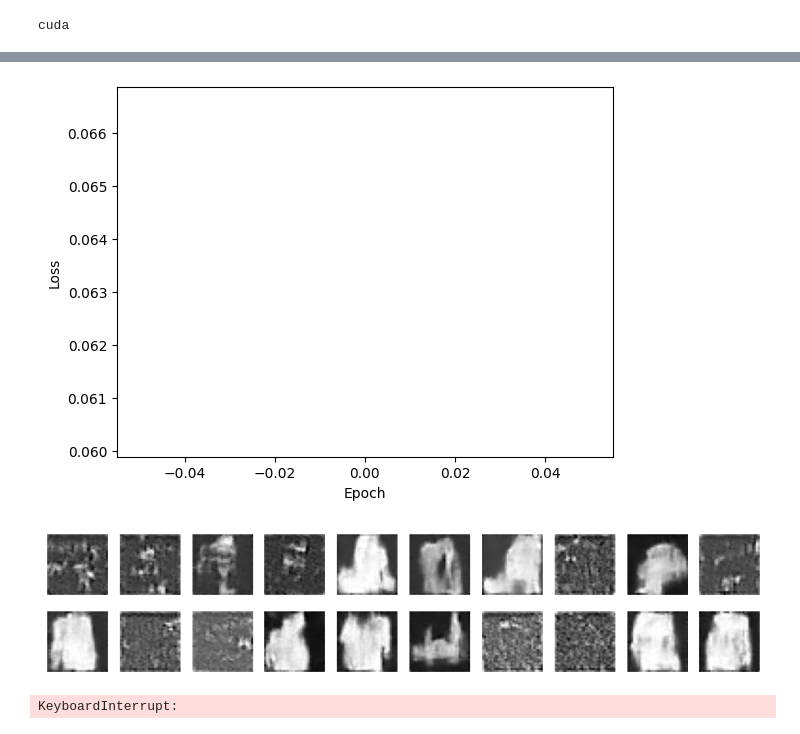
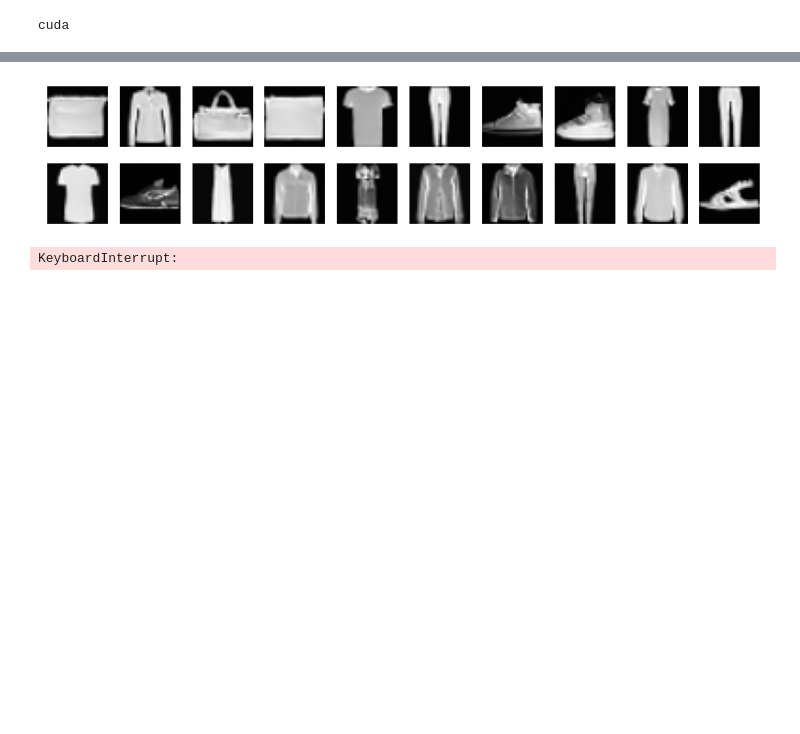
Before and after one commit to HiroKamata/algo_seminar, a Jupyter notebook: Seminar3.ipynb, the cells around one changed output, grey strips where cells are left out. Cells and saved outputs as stored; diff of their text form; code cells hidden in the pictures; blank space fills up the shorter version.

```diff
--- a/Seminar3.ipynb
+++ b/Seminar3.ipynb
@@ -23,7 +1,6 @@ Requirement already satisfied: certifi>=2017.4.17 in /usr/local/lib/python3.10/d
 # %%
 from torchvision import datasets, transforms
 from torch.utils.data import DataLoader
-import random
 import matplotlib.pyplot as plt
 from diffusers import UNet2DConditionModel, DDPMScheduler
 from transformers import CLIPTextModel, CLIPTokenizer
@@ -32,6 +9,7 @@ import torch.nn.functional as F
 from torch.optim import AdamW
 from tqdm import tqdm
 import matplotlib.pyplot as plt
+import os
 
 # Hyperparameters
 img_size = 32
@@ -71,8 +49,8 @@ def prepare_dataset_with_labels(batch_size):
 def show_images(images, rows=2, cols=10):
     fig = plt.figure(figsize=(cols, rows))
     i = 0
-    for r in range(rows):
-        for c in range(cols):
+    for _ in range(rows):
+        for _ in range(cols):
             fig.add_subplot(rows, cols, i + 1)
             plt.imshow(images[i].cpu().numpy().squeeze(), cmap='gray')
             plt.axis('off')
@@ -81,9 +59,18 @@ def show_images(images, rows=2, cols=10):
 
 def diffusion_process(scheduler, model, text_embeddings):
     samples = torch.randn((20, 1, img_size, img_size), device=device)
-    for i, t in tqdm(enumerate(scheduler.timesteps)):
+    for _, t in tqdm(enumerate(scheduler.timesteps)):
         samples = scheduler.step(model(samples, t, encoder_hidden_states=text_embeddings).sample, t, samples).prev_sample
     return samples
+
+def load_checkpoint(checkpoint_path, model, optimizer):
+    checkpoint = torch.load(checkpoint_path, map_location=device)
+    model.load_state_dict(checkpoint['model_state_dict'])
+    optimizer.load_state_dict(checkpoint['optimizer_state_dict'])
+    epoch = checkpoint['epoch']
+    loss = checkpoint['loss']
+    print(f"Checkpoint loaded: Epoch {epoch}, Loss: {loss}")
+    return epoch, loss
 
 # Select device
 if torch.cuda.is_available():
@@ -117,24 +104,17 @@ text_encoder = CLIPTextModel.from_pretrained("openai/clip-vit-base-patch32").to(
 # Optimizer
 optimizer = AdamW(model.parameters(), lr=lr)
 
-# Define prompt generation function
-def generate_prompts(label):
-    return [
-        f"This is a {label}",
-        f"A {label} is shown here",
-        f"Picture of a {label}",
-        f"An example of a {label}",
-        f"Visual representation of a {label}",
-        f"Here is a {label}",
-        f"Generated image of a {label}",
-        f"This looks like a {label}",
-        f"Digital version of a {label}",
-        f"A drawing of a {label}",
-    ]
+# Checkpoint path
+checkpoint_path = "data/FashionMNIST/checkpoint_epoch_274.pth"  # 例: 10エポック目のチェックポイント
+
+# Load checkpoint if exists
+start_epoch = 0
+if os.path.exists(checkpoint_path):
+    start_epoch, _ = load_checkpoint(checkpoint_path, model, optimizer)
 
 # Training loop
 losses = []
-for epoch in range(epochs):
+for epoch in range(start_epoch, epochs):
     model.train()
     loss_sum = 0.0
     cnt = 0
@@ -178,10 +158,10 @@ for epoch in range(epochs):
     print(f"Checkpoint saved at {checkpoint_path}")
 
     # Plot losses
-    plt.plot(losses)
-    plt.xlabel('Epoch')
-    plt.ylabel('Loss')
-    plt.show()
+    # plt.plot(losses)
+    # plt.xlabel('Epoch')
+    # plt.ylabel('Loss')
+    # plt.show()
 
     # Generate and visualize samples with last batch
     model.eval()
@@ -198,6 +180,5 @@ Epoch 0 | Loss: 0.06337097617087223
-[figure, old version]
+[figure, new version]
-[figure, removed]
-KeyboardInterrupt:
+KeyboardInterrupt:
 # %%
     # Generate and visualize samples
     def generate_image(prompt):
```
Also changed, not shown: parts of 6 cells of this notebook.
